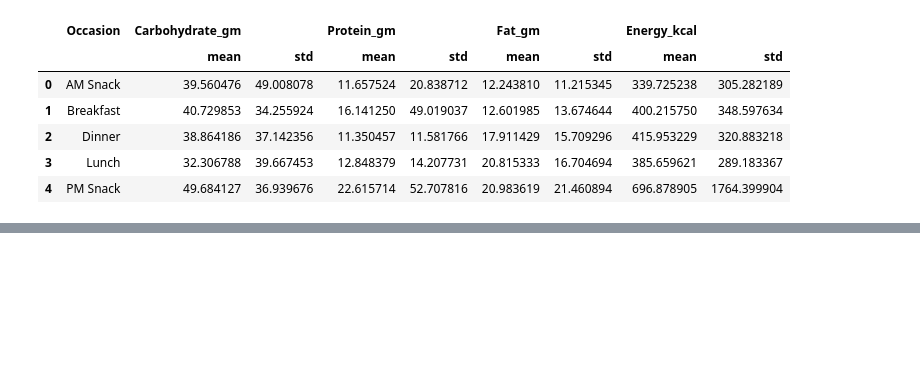
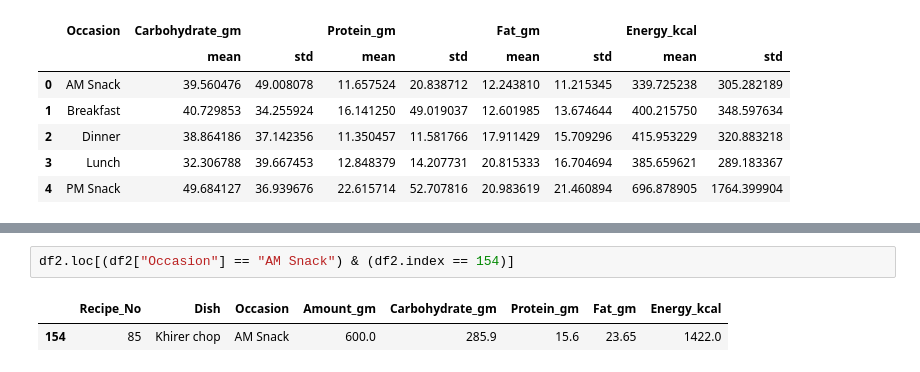
Before and after one commit to rochiecuevas/FoodChoice, a Jupyter notebook: Nutrition_data_WB.ipynb, the cells around one changed output, grey strips where cells are left out. Saved outputs shown, nothing was run; the diff lists cells and outputs as text; blank space fills up the shorter version.

```diff
--- a/Nutrition_data_WB.ipynb
+++ b/Nutrition_data_WB.ipynb
@@ -143,0 +164,5 @@ Text(0, 0.5, 'Energy (kcal)')
+# %%
+df2.loc[(df2["Occasion"] == "AM Snack") & (df2.index == 154)]
+# %% [output]
+|  | Recipe_No | Dish | Occasion | Amount_gm | Carbohydrate_gm | Protein_gm | Fat_gm | Energy_kcal |
+| 154 | 85 | Khirer chop | AM Snack | 600.0 | 285.9 | 15.6 | 23.65 | 1422.0 |
```
Also changed, not shown: parts of 5 cells of this notebook.
